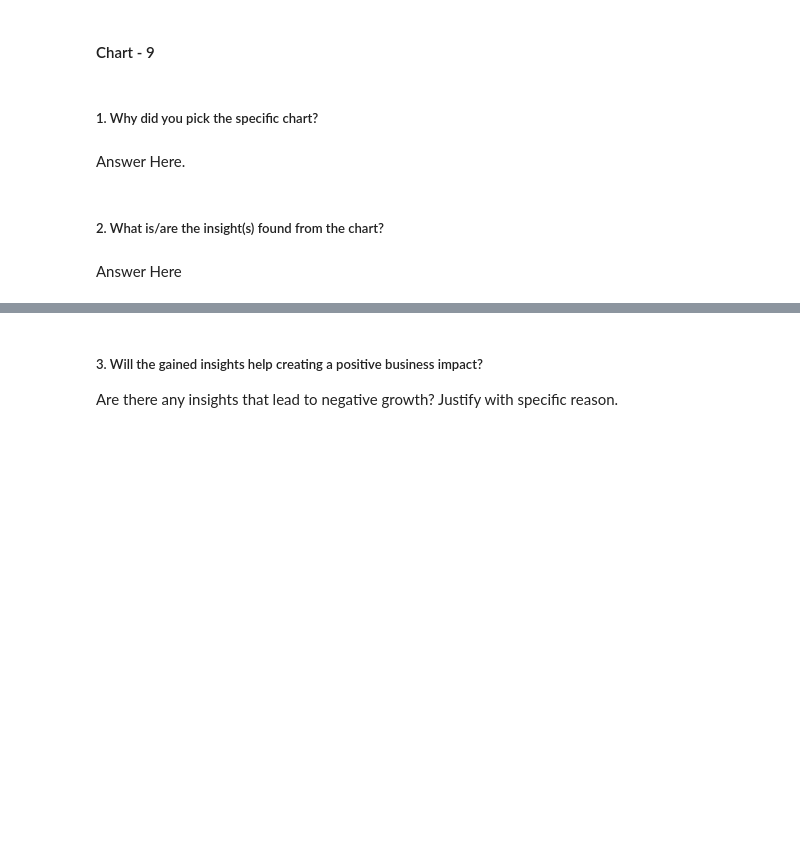
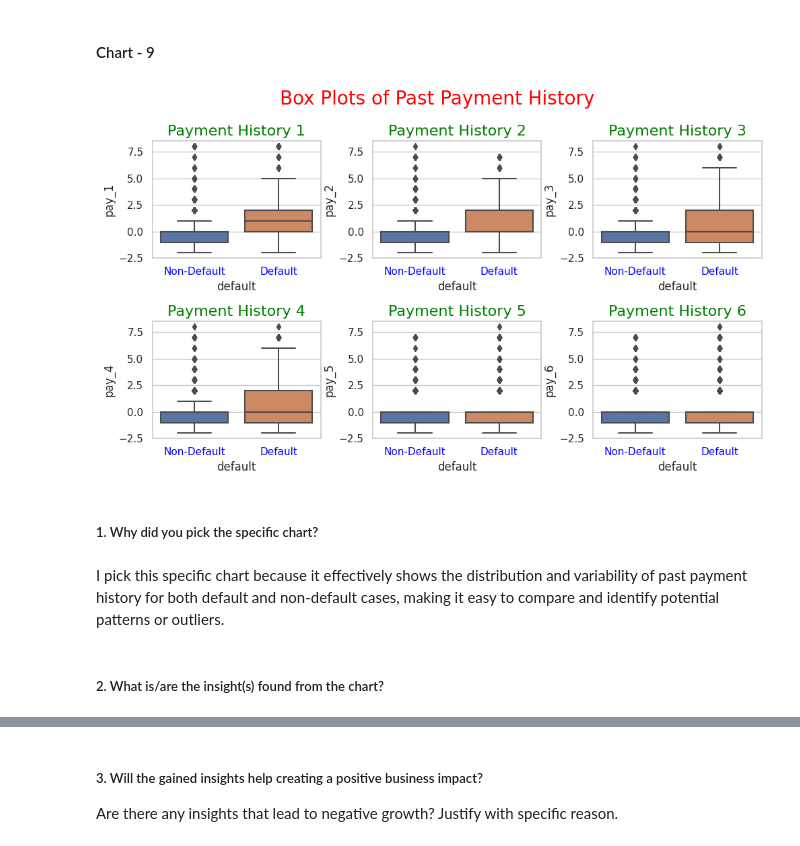
Before and after one commit to shubhamrai1318/Credit_Card_Default_Prediction, a Jupyter notebook: Credit_Card_Default_Prediction.ipynb, the cells around one changed output, grey strips where cells are left out. Cells and saved outputs as stored; diff of their text form; code cells hidden in the pictures; blank space fills up the shorter version.

Commit message:
Visualization Chart-9 Completed

```diff
--- a/Credit_Card_Default_Prediction.ipynb
+++ b/Credit_Card_Default_Prediction.ipynb
@@ -913,8 +911,43 @@ There are no immediate insights that lead to negative growth. However, if the an
+# %%
+# Chart - 9 visualization code
+
+# Setting the figure size
+plt.rc('figure', figsize=(10, 6))
+
+# Creating a new figure
+fig = plt.figure()
+
+# Adding a super title for the entire figure
+fig.suptitle('Box Plots of Past Payment History', fontsize=20,color='red')
+
+# Loop through each past payment history column (pay_1 to pay_6)
+for i in range(1, 7):
+    # Creating a subplot for each payment history column
+    plt.subplot(2, 3, i)
+
+    # Creating the column name dynamically based on the current iteration index (pay_1 to pay_6)
+    y = 'pay_' + str(i)
+
+    # Creating a box plot for the current payment history column, grouped by default status
+    box_plot = sns.boxplot(x='default', y=y, data=df)
+
+    # Setting the x-axis tick labels to 'Non-Default' and 'Default'
+    box_plot.set_xticklabels(['Non-Default', 'Default'],color='blue')
+
+    # Setting the title for the subplot
+    plt.title('Payment History ' + str(i), fontsize=16,color='green')
+
+# Adjust the layout to prevent overlapping titles
+plt.tight_layout()
+
+# Display the plots
+plt.show()
+# %% [output]
+[figure, added]
 # %% [markdown]
 ##### 1. Why did you pick the specific chart?
-# %% [markdown]
-Answer Here.
+# %% [markdown]
+
+I pick this specific chart because it effectively shows the distribution and variability of past payment history for both default and non-default cases, making it easy to compare and identify potential patterns or outliers.
 # %% [markdown]
 ##### 2. What is/are the insight(s) found from the chart?
-# %% [markdown]
-Answer Here
```
Also changed, not shown: parts of 4 cells of this notebook.
